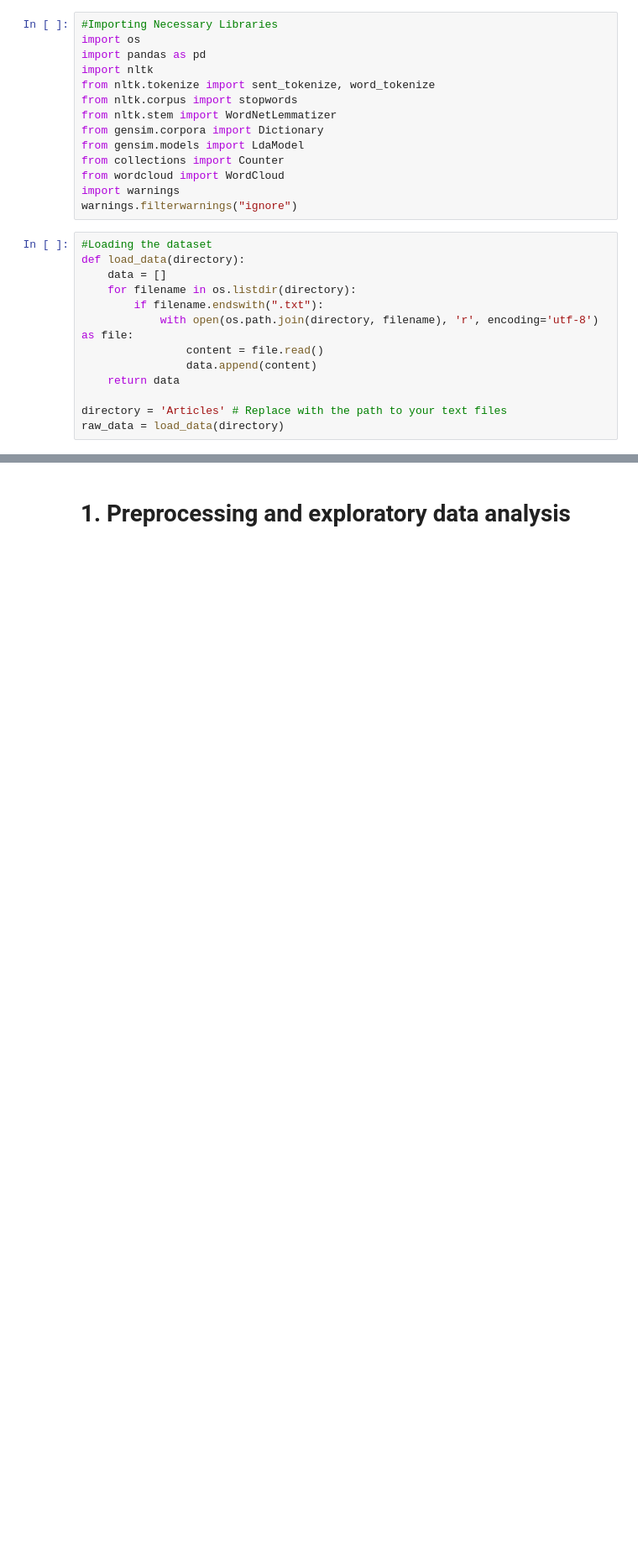
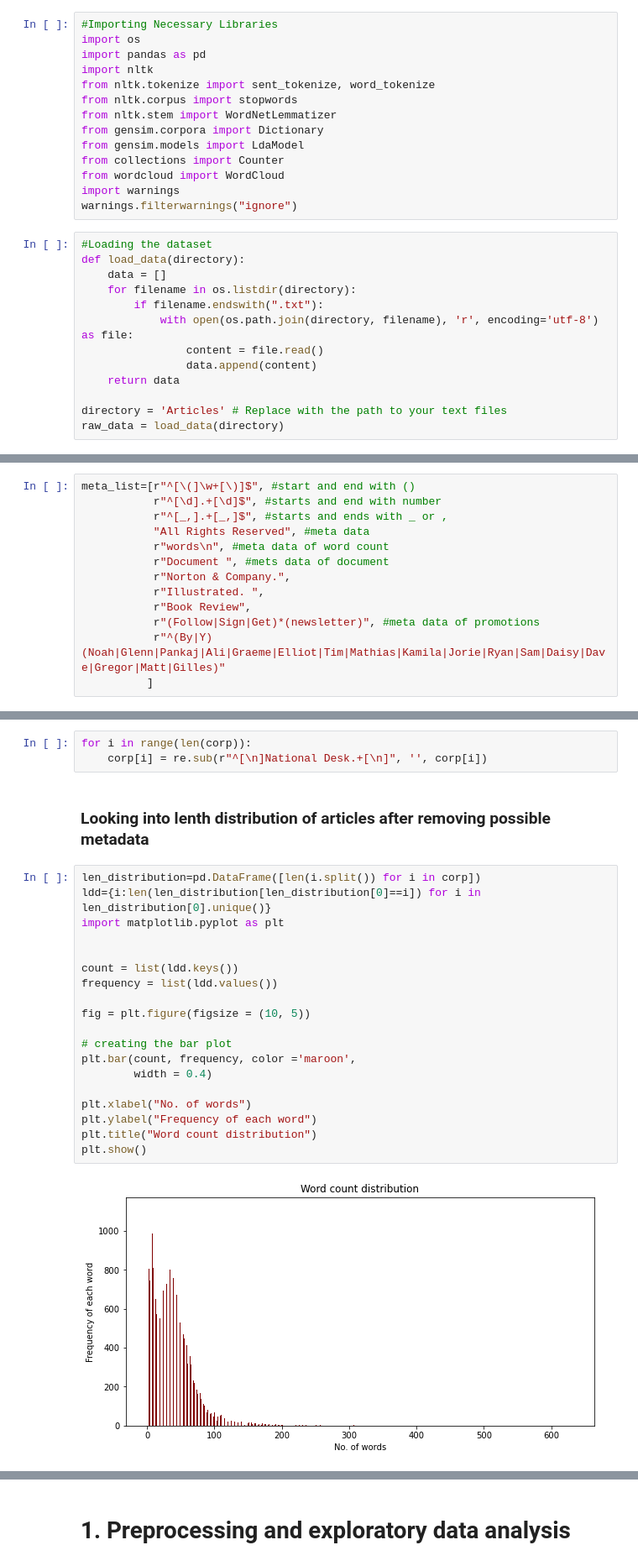
Before and after one commit to kdhananiUH/topic-modeling-on-news-articles, a Jupyter notebook: Miniproject_3_Group_12.ipynb, the cells around one changed output, grey strips where cells are left out. Shown at 84% size. Saved outputs shown, nothing was run; the diff lists cells and outputs as text; blank space fills up the shorter version.

```diff
--- a/Miniproject_3_Group_12.ipynb
+++ b/Miniproject_3_Group_12.ipynb
@@ -29,0 +41,13 @@ raw_data = load_data(directory)
+# %%
+meta_list=[r"^[\(]\w+[\)]$", #start and end with ()
+           r"^[\d].+[\d]$", #starts and end with number
+           r"^[_,].+[_,]$", #starts and ends with _ or ,
+           "All Rights Reserved", #meta data
+           r"words\n", #meta data of word count
+           r"Document ", #mets data of document
+           r"Norton & Company.",
+           r"Illustrated. ",
+           r"Book Review",
+           r"(Follow|Sign|Get)*(newsletter)", #meta data of promotions
+           r"^(By|Y) (Noah|Glenn|Pankaj|Ali|Graeme|Elliot|Tim|Mathias|Kamila|Jorie|Ryan|Sam|Daisy|Dave|Gregor|Matt|Gilles)"
+          ]
@@ -29,0 +75,26 @@ raw_data = load_data(directory)
+# %%
+for i in range(len(corp)):
+    corp[i] = re.sub(r"^[\n]National Desk.+[\n]", '', corp[i])
+# %% [markdown]
+### Looking into lenth distribution of articles after removing possible metadata
+# %%
+len_distribution=pd.DataFrame([len(i.split()) for i in corp])
+ldd={i:len(len_distribution[len_distribution[0]==i]) for i in len_distribution[0].unique()}
+import matplotlib.pyplot as plt
+
+
+count = list(ldd.keys())
+frequency = list(ldd.values())
+
+fig = plt.figure(figsize = (10, 5))
+
+# creating the bar plot
+plt.bar(count, frequency, color ='maroon',
+        width = 0.4)
+
+plt.xlabel("No. of words")
+plt.ylabel("Frequency of each word")
+plt.title("Word count distribution")
+plt.show()
+# %% [output]
+[figure, added]
```
Also changed, not shown: parts of 19 cells of this notebook, 13 other files.
